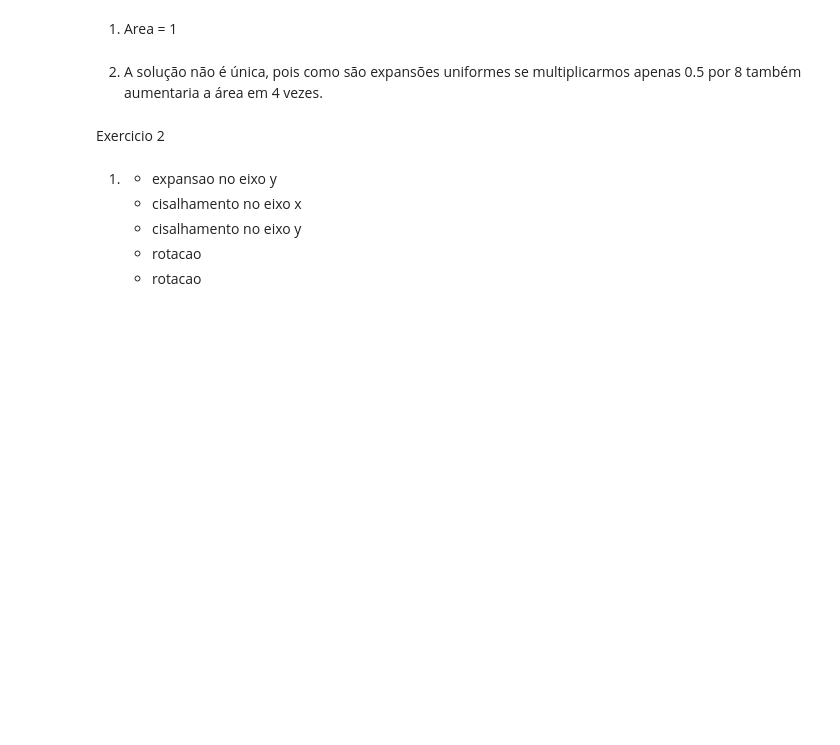
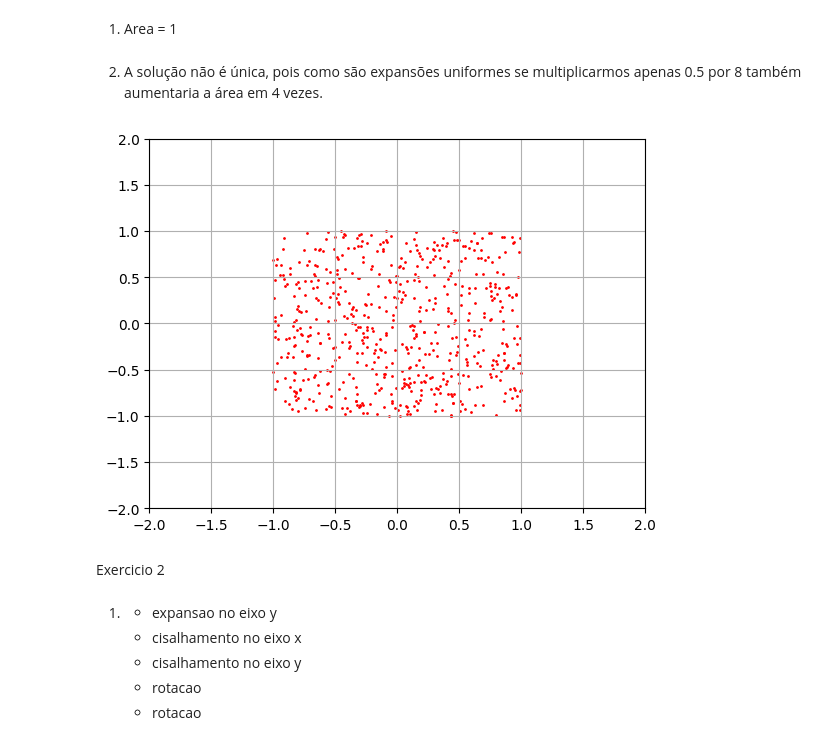
Before and after one commit to tiagoft/alglin, a Jupyter notebook: Notebooks/Gabaritos/gabarito_aula03.ipynb, the cells around one changed output. Drawn from its saved outputs; the diff is of its cells as text; code cells hidden in the pictures; blank space fills up the shorter version.

```diff
--- a/Notebooks/Gabaritos/gabarito_aula03.ipynb
+++ b/Notebooks/Gabaritos/gabarito_aula03.ipynb
@@ -115,13 +158,15 @@ Exercicio 1
 # %% [markdown]
 2) A solução não é única, pois como são expansões uniformes se multiplicarmos apenas 0.5 por 8 também aumentaria a área em 4 vezes.
 # %%
-x = np.random.uniform(-0.5 * 4, 0.5 * 4, size=(2, 600))
+x = np.random.uniform(-0.5 * 2, 0.5 * 2, size=(2, 600))
 plt.figure()
 plt.scatter(x[0,:], x[1,:], s=1, c='r')
 plt.xlim([-2, 2])
 plt.ylim([-2, 2])
 plt.grid()
 plt.show()
+# %% [output]
+[figure, added]
 # %% [markdown]
 Exercicio 2
 # %% [markdown]
```
Also changed, not shown: parts of 22 cells of this notebook, 1 other file.
